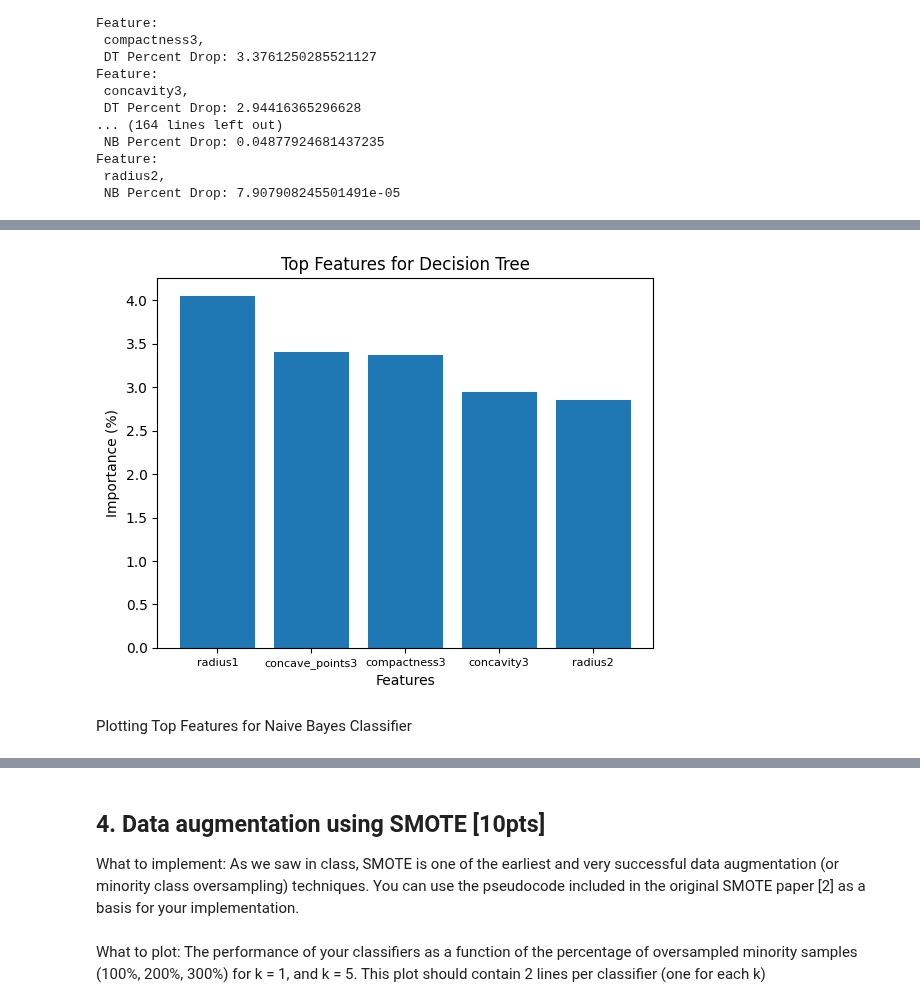
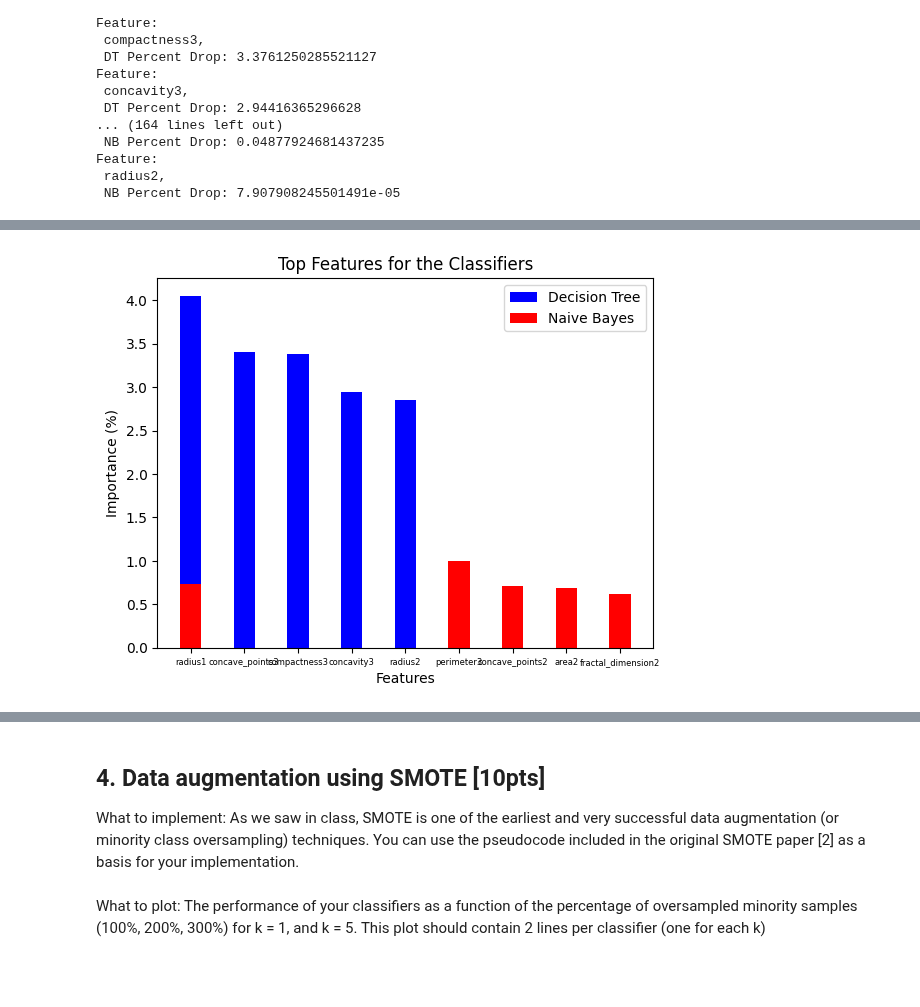
Before and after one commit to alexcupps/cs235-project, a Jupyter notebook: [CS235F24]_Course_Project.ipynb, the cells around one changed output, grey strips where cells are left out. Drawn from its saved outputs; the diff is of its cells as text; code cells hidden in the pictures; blank space fills up the shorter version.

```diff
--- a/[CS235F24]_Course_Project.ipynb
+++ b/[CS235F24]_Course_Project.ipynb
@@ -740,14 +767,18 @@ Plotting the top features for Decision Tree Classifier
 # %%
-#Top Features for Decision Tree
+#Top Features for both classifiers
 topFeaturesDT = [feature[0] for feature in featureRank_DT]
 importanceDT = [feature[1] for feature in featureRank_DT]
-plt.bar(topFeaturesDT, importanceDT)
-plt.title('Top Features for Decision Tree')
-plt.xlabel('Features')
-plt.xticks(fontsize = 8)
-plt.ylabel('Importance (%)')
+topFeaturesNB = [feature[0] for feature in featureRank_NB]
+importanceNB = [feature[1] for feature in featureRank_NB]
+
+fig,ax = plt.subplots()
+ax.bar(topFeaturesDT, importanceDT, width = 0.4 , align='center', color = 'blue', label = 'Decision Tree')
+ax.bar(topFeaturesNB, importanceNB, width =0.4, align='center', color = 'red', label = 'Naive Bayes')
+plt.title('Top Features for the Classifiers')
+ax.set_xlabel('Features')
+plt.xticks(fontsize = 6)
+ax.set_ylabel('Importance (%)')
+ax.legend()
 plt.show()
 # %% [output]
-[figure, old version]
+[figure, new version]
-# %% [markdown]
-Plotting Top Features for Naive Bayes Classifier
```
Also changed, not shown: parts of 10 cells of this notebook.
